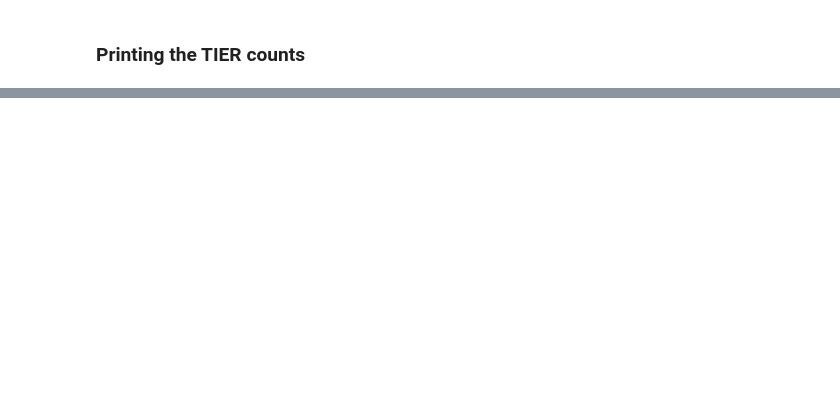
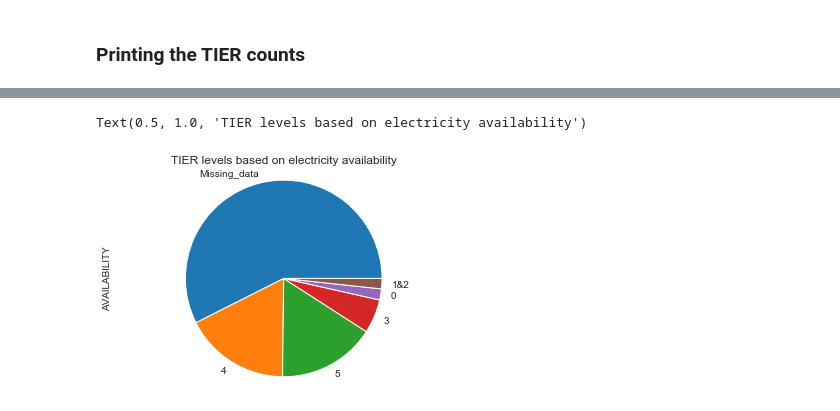
Before and after one commit to HEDERA-PLATFORM/mtf-rwanda-analysis, a Jupyter notebook: Rwanda_MTF.ipynb, the cells around one changed output, grey strips where cells are left out. Saved outputs shown, nothing was run; the diff lists cells and outputs as text; code cells hidden in the pictures; blank space fills up the shorter version.

```diff
--- a/Rwanda_MTF.ipynb
+++ b/Rwanda_MTF.ipynb
@@ -132,0 +152,2 @@ df_new.groupby(['TIER']).sum().plot(kind='pie', y='C22')
+# %%
+df_av= df[['C26A','C26B']]
@@ -132,0 +177,2 @@ df_new.groupby(['TIER']).sum().plot(kind='pie', y='C22')
+# %%
+df_av.C26A = df_av.C26A.fillna(value=df_av.C26B)
@@ -132,0 +226,3 @@ df_new.groupby(['TIER']).sum().plot(kind='pie', y='C22')
+# %%
+df_av['C26A'] = df_av['C26A'].cat.add_categories('12345')
+df_av['C26A'].fillna('12345', inplace =True)
@@ -132,0 +260,23 @@ df_new.groupby(['TIER']).sum().plot(kind='pie', y='C22')
+# %%
+# AVAILABILITY
+#Note: conditions for TIER 1 and 2 are the same
+
+def conditions(C26A):
+    if C26A =="12345":
+        return "Missing_data"
+    elif C26A== "Don't know":
+        return "Missing_data"
+    elif C26A<4:
+        return "0"
+    elif 4<C26A<8:
+        return "1&2"
+    elif 8<C26A<16:
+        return "3"
+    elif 16<C26A<23:
+        return "4"
+    else:
+        return "5"
+
+func = np.vectorize(conditions)
+transform = func(df_av.C26A)
+df_av["AVAILABILITY"] = transform
@@ -132,0 +307,7 @@ df_new.groupby(['TIER']).sum().plot(kind='pie', y='C22')
+# %%
+df_av.AVAILABILITY.value_counts().plot(kind='pie')
+plt.axis('equal')
+plt.title('TIER levels based on electricity availability')
+# %% [output]
+Text(0.5, 1.0, 'TIER levels based on electricity availability')
+[figure, added]
```
Also changed, not shown: parts of 33 cells of this notebook.
